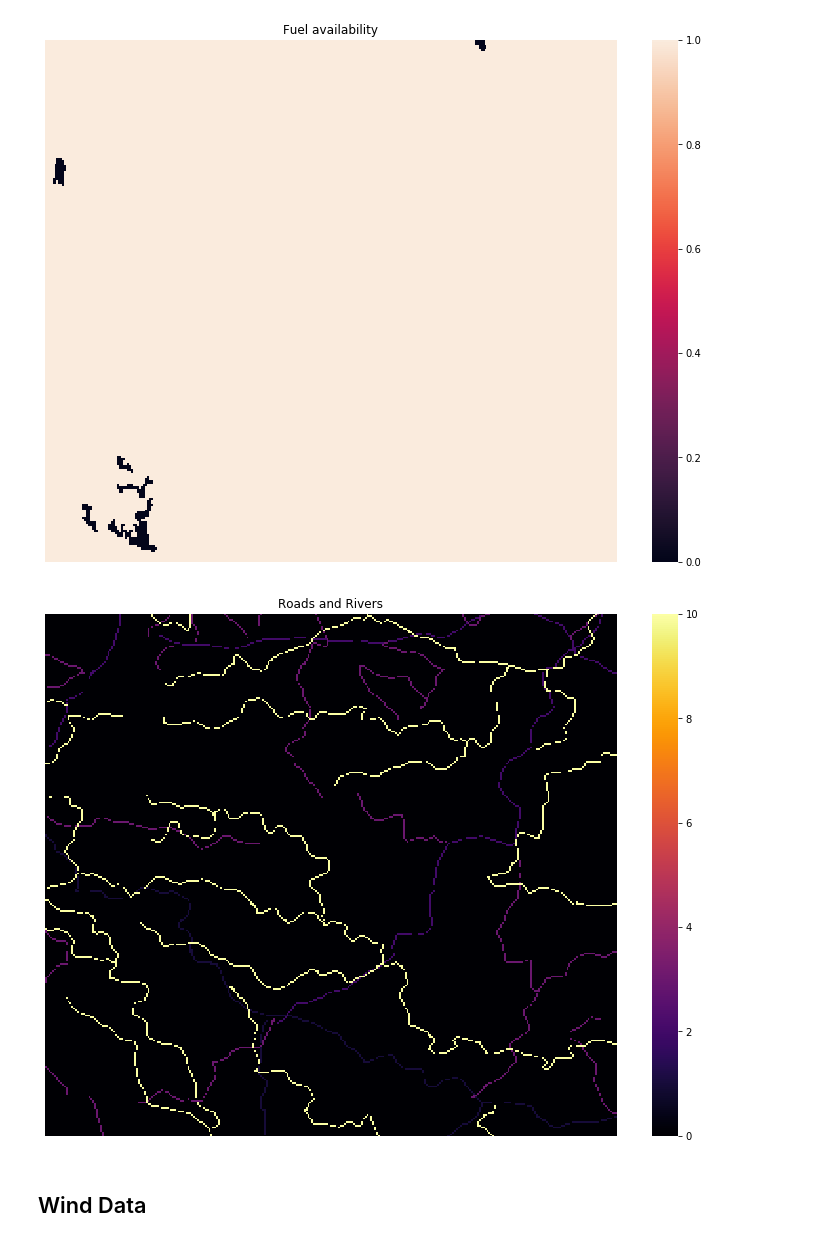
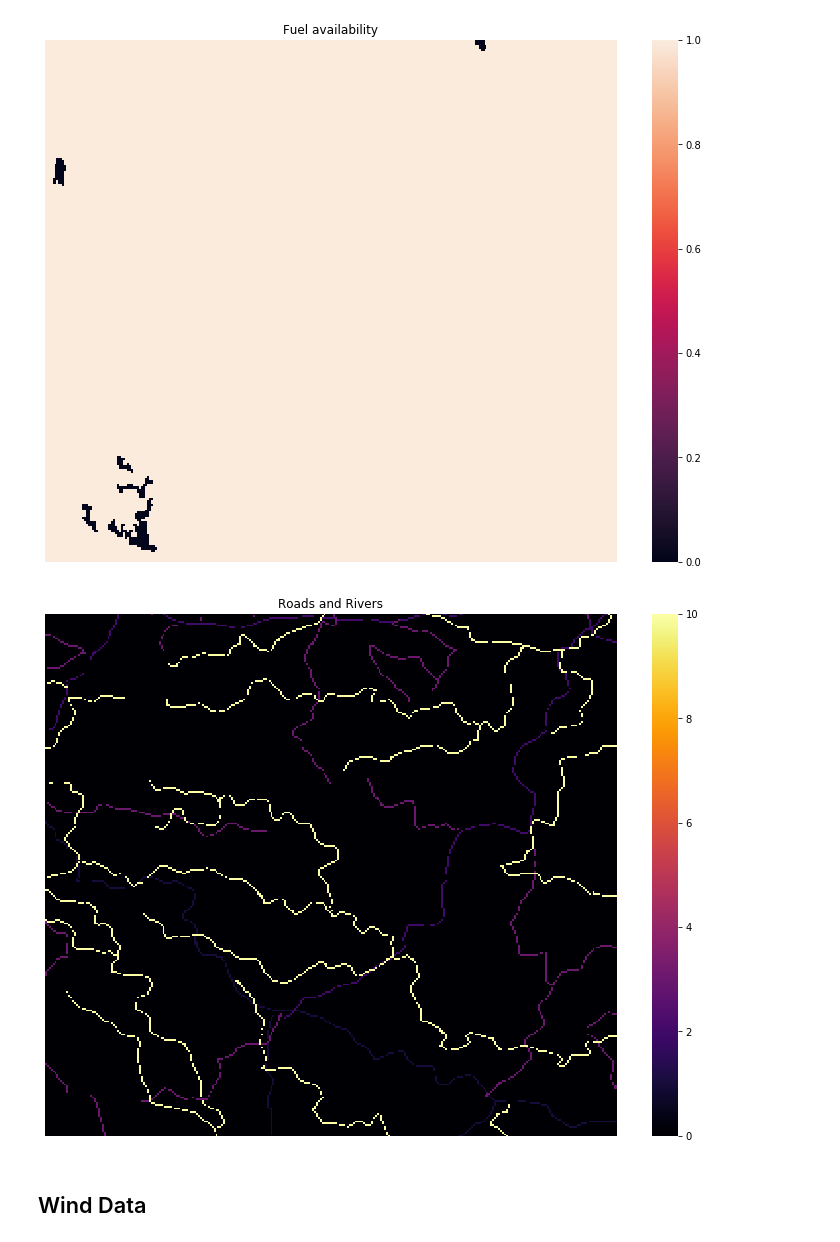
Before and after one commit to thearchitector/wind-and-fire, a Jupyter notebook: code/data.ipynb, the cells around one changed output. Cells and saved outputs as stored; diff of their text form; code cells hidden in the pictures.

Commit message:
Fix road and river data

```diff
--- a/code/data.ipynb
+++ b/code/data.ipynb
@@ -146,16 +146,16 @@ plt.show()
 # %% [output]
 [figure]
 # %%
-roads_rivers = np.load('../data/RoadsandRivers.npy')
+roads_rivers = np.load('../data/RoadsandRivers291x287.npy')
 
 plt.figure(figsize=(12.8, 9.6))
 ax = sns.heatmap(roads_rivers, cmap='inferno')
 ax.invert_yaxis()
 plt.axis(False)
 plt.title("Roads and Rivers")
 plt.show()
 # %% [output]
-[figure, old version]
+[figure, new version]
 # %% [markdown]
 ## Wind Data
 # %%
```
Also changed, not shown: parts of 1 cell of this notebook, 1 other file.
